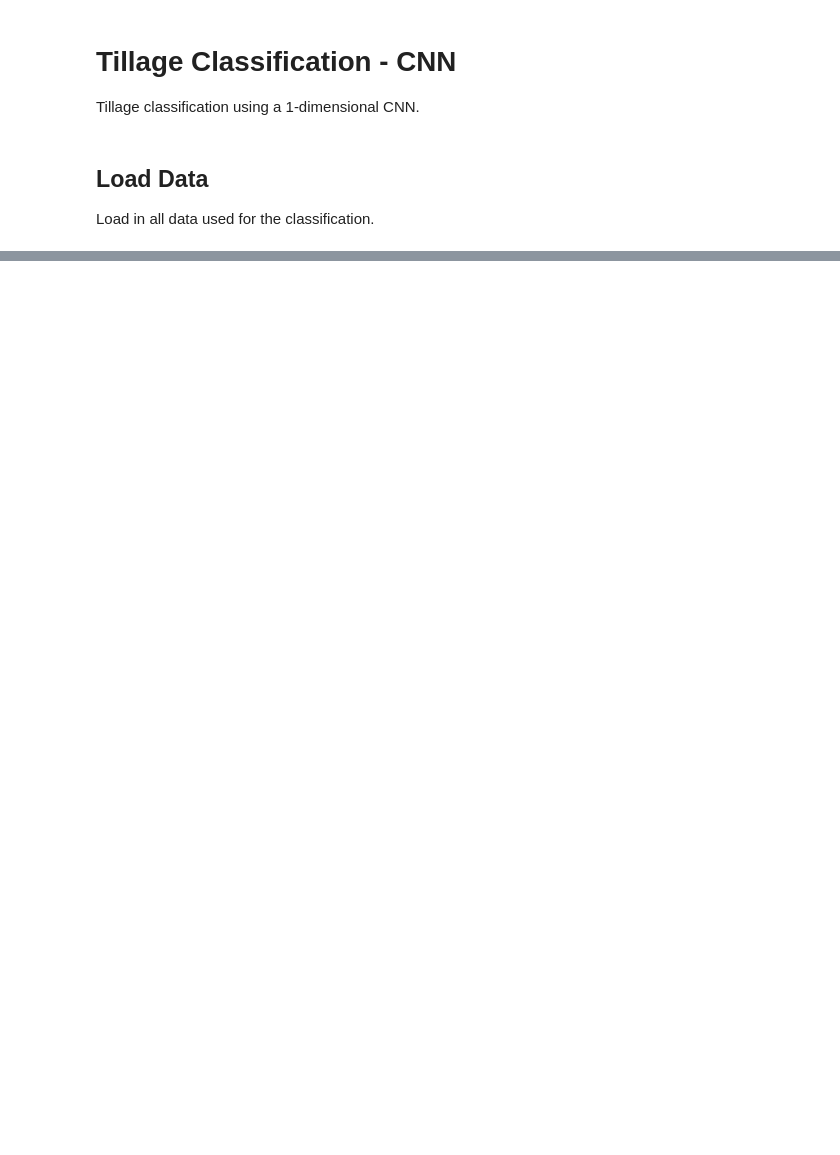
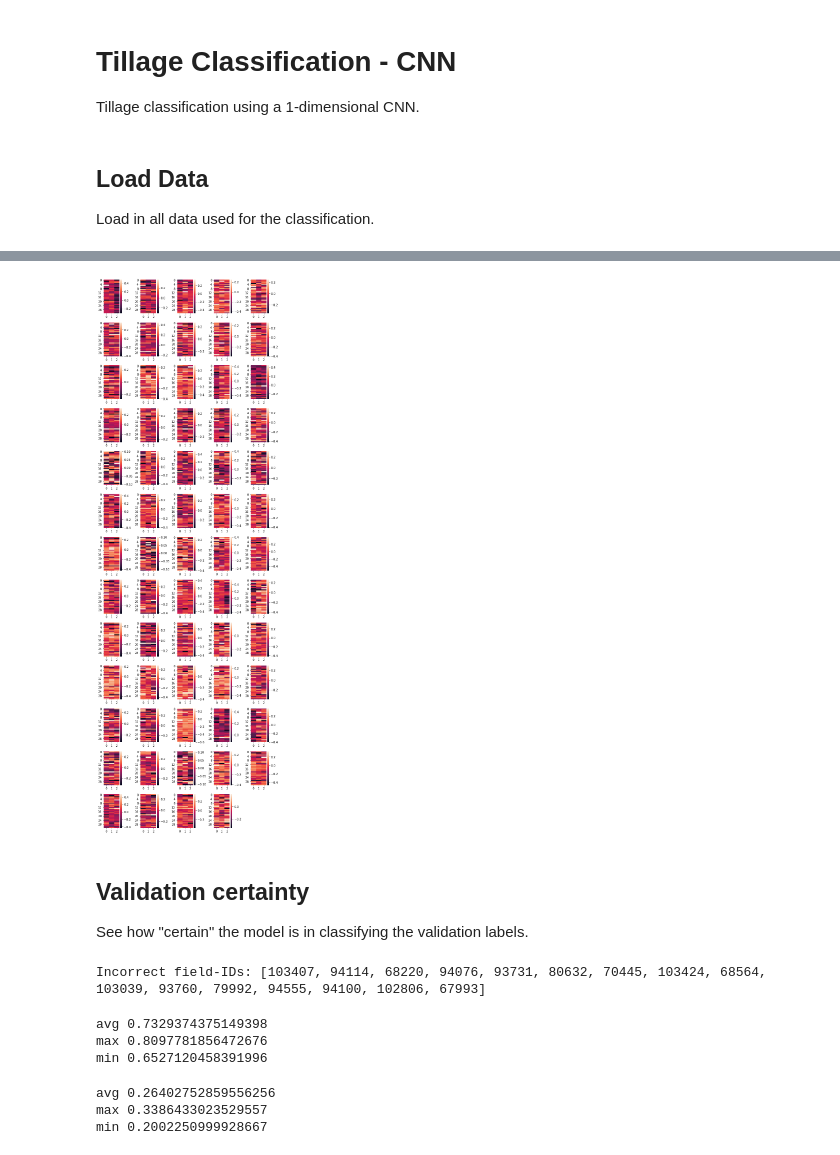
Before and after one commit to shawnxiao-yara/radix-co2-reduction, a Jupyter notebook: notebooks/tillage_classification_cnn.ipynb, the cells around one changed output, grey strips where cells are left out. Saved outputs shown, nothing was run; the diff lists cells and outputs as text; code cells hidden in the pictures; blank space fills up the shorter version.

Commit message:
check-in

```diff
--- a/notebooks/tillage_classification_cnn.ipynb
+++ b/notebooks/tillage_classification_cnn.ipynb
@@ -187,0 +173,13 @@ with open(Path.cwd() / 'models/till_clf_rf.pickle', 'wb') as f:
+# %%
+plt.figure(figsize=(9,27))
+for i, weight in enumerate(model.clf.conv2.weight):
+    plt.subplot(13,5,i+1)
+    sns.heatmap(weight.detach().numpy())
+plt.tight_layout()
+plt.show()
+# %% [output]
+[figure, added]
+# %% [markdown]
+## Validation certainty
+
+See how "certain" the model is in classifying the validation labels.
@@ -187,0 +195,56 @@ with open(Path.cwd() / 'models/till_clf_rf.pickle', 'wb') as f:
+# %%
+true_pred = []
+false_pred = []
+incorrect = []
+for field_id in tqdm(val, desc='Evaluating'):
+    path = DATA / f'{field_id}'
+    sample = load_data(path)
+    year = get_year(path)
+    true = get_label(path)
+    pred = model.get_pixel_probs(sample, year=year)
+
+    # Check if correct
+    if ((sum(pred) / len(pred)) >= .5) != true:
+        incorrect.append(field_id)
+
+    # Save certainty
+    if pred is not None and get_label(path):
+        true_pred.append(pred)
+    elif pred is not None:
+        false_pred.append(pred)
+
+print(f"Incorrect field-IDs: {incorrect}")
+# %% [output]
+Incorrect field-IDs: [103407, 94114, 68220, 94076, 93731, 80632, 70445, 103424, 68564, 103039, 93760, 79992, 94555, 94100, 102806, 67993]
+# %%
+avg_s = []
+max_s = []
+min_s = []
+for t in true_pred:
+    t = sorted(t)
+    avg_s.append(sum(t)/len(t))
+    max_s.append(t[int(.9*len(t))])
+    min_s.append(t[int(.1*len(t))])
+print('avg',sum(avg_s)/len(avg_s))
+print('max',sum(max_s)/len(max_s))
+print('min',sum(min_s)/len(min_s))
+# %% [output]
+avg 0.7329374375149398
+max 0.8097781856472676
+min 0.6527120458391996
+# %%
+avg_s = []
+max_s = []
+min_s = []
+for t in false_pred:
+    t = sorted(t)
+    avg_s.append(sum(t)/len(t))
+    max_s.append(t[int(.9*len(t))])
+    min_s.append(t[int(.1*len(t))])
+print('avg',sum(avg_s)/len(avg_s))
+print('max',sum(max_s)/len(max_s))
+print('min',sum(min_s)/len(min_s))
+# %% [output]
+avg 0.26402752859556256
+max 0.3386433023529557
+min 0.2002250999928667
```
Also changed, not shown: parts of 36 cells of this notebook, 57 other files.
